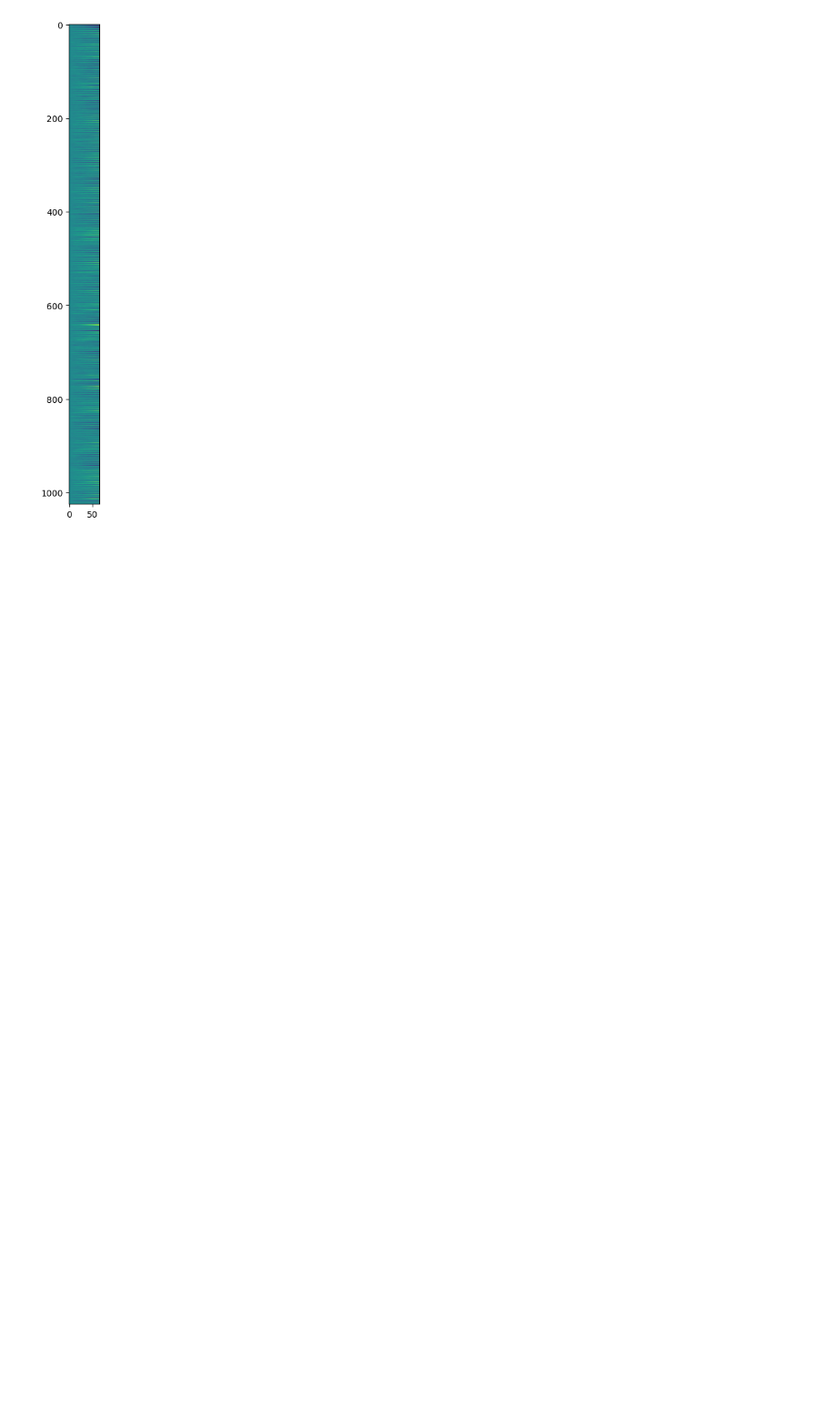
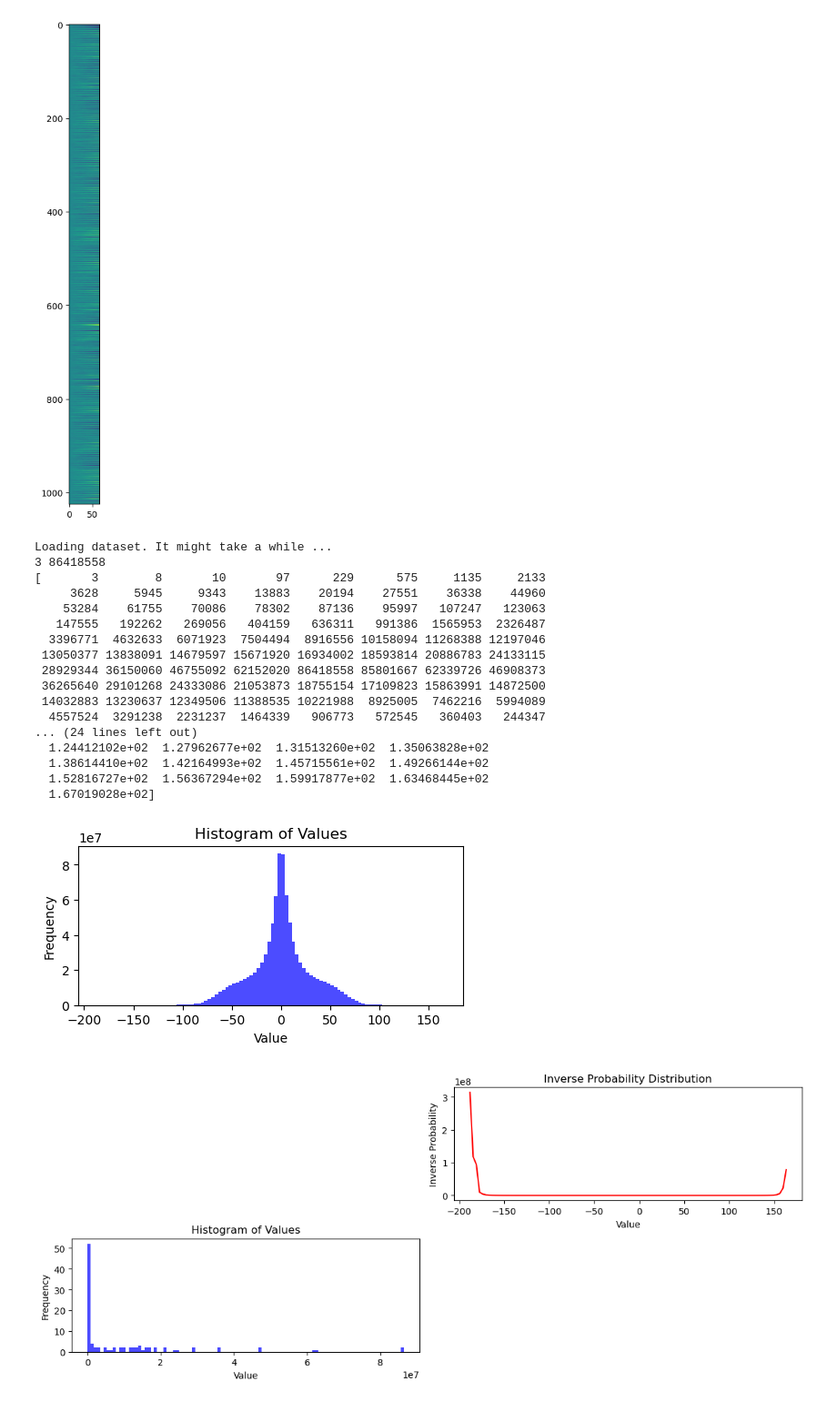
Before and after one commit to DavideNale/NAF, a Jupyter notebook: tests.ipynb, the cells around one changed output. Shown: that part at 91% size. Saved outputs shown, nothing was run; the diff lists cells and outputs as text; code cells hidden in the pictures; blank space fills up the shorter version.

```diff
--- a/tests.ipynb
+++ b/tests.ipynb
@@ -145,3 +148,74 @@ plt.show()
 # %% [output]
 (32, 441, 1025, 65)
 [figure]
+# %%
+import numpy as np
+import matplotlib.pyplot as plt
+from sound_loader import sound_samples
+
+print('Loading dataset. It might take a while ...')
+dataset = sound_samples(num_samples=20)
+
+# Example spectrograms (replace with your own data)
+spectrogram1 = np.random.rand(128, 128)  # Replace with your spectrogram data
+spectrogram2 = np.random.rand(128, 128)  # Replace with your spectrogram data
+
+# Combine multiple spectrograms into one if needed
+
+
+# Step 1: Compute histogram of values
+hist, bins = np.histogram(dataset.phases.flatten(), bins=100)  # You can adjust the number of bins
+print(np.min(hist), np.max(hist))
+# Step 2: Normalize histogram to create a probability distribution
+#hist = np.clip(hist, 0, 8)
+hist_normalized = hist / float(np.sum(hist))
+
+print(hist, bins)
+
+# Step 3: Compute inverse probability
+inverse_probability = 1.0 / hist_normalized
+
+# Plot the histogram
+plt.figure(figsize=(12, 5))
+plt.subplot(2, 2, 1)
+plt.hist(dataset.phases.flatten(), bins=100, color='blue', alpha=0.7)
+plt.xlabel('Value')
+plt.ylabel('Frequency')
+plt.title('Histogram of Values')
+
+plt.figure(figsize=(12, 5))
+plt.subplot(2, 2, 3)
+plt.hist(hist, bins=100, color='blue', alpha=0.7)
+plt.xlabel('Value')
+plt.ylabel('Frequency')
+plt.title('Histogram of Values')
+
+# Plot the inverse probability distribution
+plt.subplot(2, 2, 2)
+plt.plot(bins[:-1], inverse_probability, color='red')
+plt.xlabel('Value')
+plt.ylabel('Inverse Probability')
+plt.title('Inverse Probability Distribution')
+
+plt.tight_layout()
+plt.show()
+# %% [output]
+Loading dataset. It might take a while ...
+3 86418558
+[       3        8       10       97      229      575     1135     2133
+     3628     5945     9343    13883    20194    27551    36338    44960
+    53284    61755    70086    78302    87136    95997   107247   123063
+   147555   192262   269056   404159   636311   991386  1565953  2326487
+  3396771  4632633  6071923  7504494  8916556 10158094 11268388 12197046
+ 13050377 13838091 14679597 15671920 16934002 18593814 20886783 24133115
+ 28929344 36150060 46755092 62152020 86418558 85801667 62339726 46908373
+ 36265640 29101268 24333086 21053873 18755154 17109823 15863991 14872500
+ 14032883 13230637 12349506 11388535 10221988  8925005  7462216  5994089
+  4557524  3291238  2231237  1464339   906773   572545   360403   244347
+... (24 lines left out)
+  1.24412102e+02  1.27962677e+02  1.31513260e+02  1.35063828e+02
+  1.38614410e+02  1.42164993e+02  1.45715561e+02  1.49266144e+02
+  1.52816727e+02  1.56367294e+02  1.59917877e+02  1.63468445e+02
+  1.67019028e+02]
+[figure, added]
+[figure, added]
```
Also changed, not shown: parts of 2 cells of this notebook, 8 other files.
